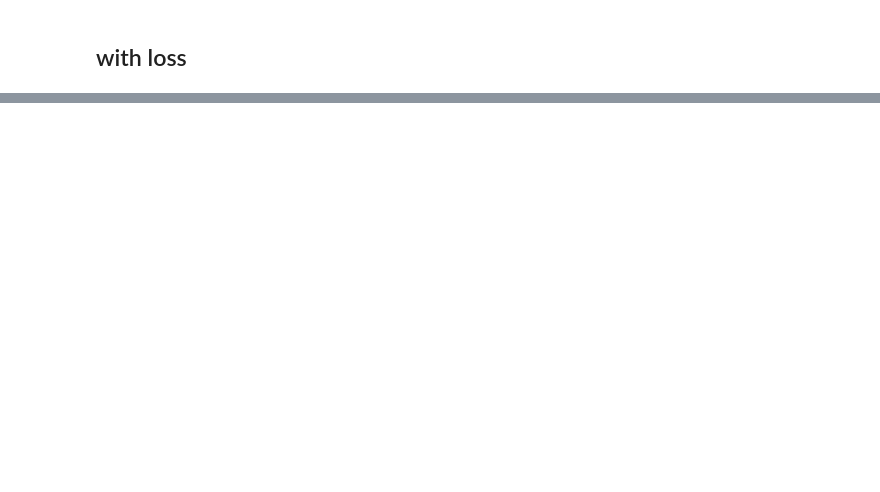
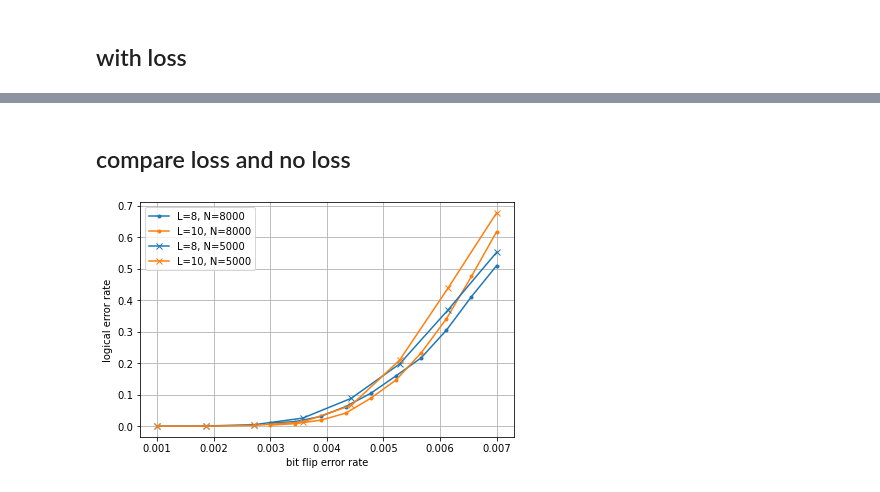
Before and after one commit to hassan-shap/quantum-emitter, a Jupyter notebook: pp_threshold_qdot.ipynb, the cells around one changed output, grey strips where cells are left out. Cells and saved outputs as stored; diff of their text form; code cells hidden in the pictures; blank space fills up the shorter version.

```diff
--- a/pp_threshold_qdot.ipynb
+++ b/pp_threshold_qdot.ipynb
@@ -123,0 +140,61 @@ plt.show()
+# %% [markdown]
+## compare loss and no loss
+# %%
+repeat = 10
+L_list = [8,10]#[8,10,12,14,16,18]
+
+plt.figure(1)#,figsize=(5,3))
+for i_L,L in enumerate(L_list):
+    first = True
+    for i_rep in range(repeat):
+        fname = "data_qdot/" + "p1_eq_p2_L_%d_i_%d_new.npz" % (L,i_rep)
+
+        if os.path.exists(fname):
+            npz_file = np.load(fname)
+            p1_list, fail_prob_z, Nrep = npz_file['p1_list'], npz_file['fail_prob_z'], npz_file['Nrep']
+            if first :
+                first = False
+                fail_prob_avg = np.zeros(len(p1_list))
+                Ntot = 0
+            fail_prob_avg += fail_prob_z
+            Ntot += Nrep
+    if not first:
+        plt.plot(p1_list,fail_prob_avg/Ntot/(7/8),".-", color="C%d" % (i_L), label="L=%d, N=%d" % (L,Ntot))
+    # plt.plot(p1_list,fail_prob_avg/Ntot,".-", label="L=%d" % (L))
+
+for i_L, L in enumerate(L_list):
+    first = True
+    for i_rep in range(repeat):
+        fname = "data_loss_qdot/" + "p1_eq_p2_p_%.2f_L_%d_i_%d_new.npz" % (prob_l,L,i_rep)
+        if os.path.exists(fname):
+            npz_file = np.load(fname)
+            p1_list, loss_prob, fail_prob_z, Nrep_loss, Nrep_flip = npz_file['p1_list'], npz_file['loss_prob'], npz_file['fail_prob_z'], npz_file['Nrep_loss'], npz_file['Nrep_flip']
+            if first :
+                first = False
+                fail_prob_avg = np.zeros(len(p1_list))
+                loss_prob_avg = 0
+                Ntot_loss = 0
+                Ntot_flip = 0
+                Ntot = 0
+            fail_prob_avg += (fail_prob_z+loss_prob)
+            loss_prob_avg += loss_prob
+            Ntot += Nrep_loss#*(Nrep_loss-loss_prob)+loss_prob
+    if not first:
+        failure_ratio = fail_prob_avg/Ntot
+        loss_ratio = loss_prob_avg/Ntot
+        plt.plot(p1_list,failure_ratio/(7/8),"x-", color="C%d" % (i_L), label="L=%d, N=%d" % (L,Ntot))
+
+
+
+# plt.plot([0.0293,0.0293],[0,0.8],"k--")
+# plt.xticks(np.arange(0.004,0.0071,0.001))
+# plt.yscale("log")
+plt.xlabel("bit flip error rate")
+plt.ylabel("logical error rate")
+plt.legend()
+plt.tight_layout()
+plt.grid()
+# plt.savefig("figs/fcts-threshold.pdf")
+plt.show()
+# %% [output]
+[figure, added]
```
Also changed, not shown: parts of 3 cells of this notebook, 15 other files.
